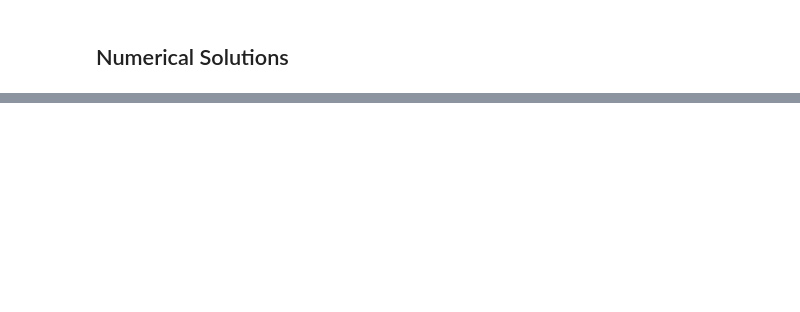
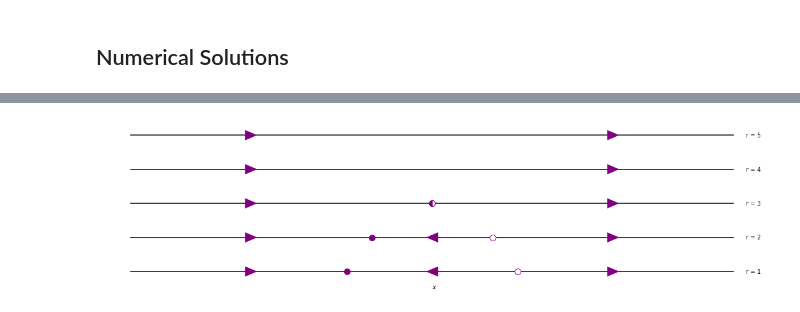
Before and after one commit to NRoboto/book-nonlinear-dynamics-chaos, a Jupyter notebook: main.ipynb, the cells around one changed output, grey strips where cells are left out. Saved outputs shown, nothing was run; the diff lists cells and outputs as text; code cells hidden in the pictures; blank space fills up the shorter version.

```diff
--- a/main.ipynb
+++ b/main.ipynb
@@ -105,0 +152,37 @@ plt.show()
+# %%
+for idx, r in enumerate(np.linspace(-2, 2, 5), start=1):
+  plt.plot([-5, 5], [idx, idx], color='black')
+  roots = sp_root(lambda x: quadratic(x, r - 1e-10), [-2, 2])
+  if roots.success:
+    for root in roots.x:
+      if root < -1:
+        draw_circle([root, idx], radius=10, type='full')
+      elif root > 1:
+        draw_circle([root, idx], radius=10, type='empty')
+      else:
+        draw_circle([root, idx], radius=10, type='left')
+  plt.text(5.2, idx - 0.05, "r = " + str(idx))
+
+draw_arrow([-3, 1], 'right', head_width=0.3, head_length=0.2, zorder=100)
+draw_arrow([0, 1], 'left', head_width=0.3, head_length=0.2, zorder=100)
+draw_arrow([3, 1], 'right', head_width=0.3, head_length=0.2, zorder=100)
+
+draw_arrow([-3, 2], 'right', head_width=0.3, head_length=0.2, zorder=100)
+draw_arrow([0, 2], 'left', head_width=0.3, head_length=0.2, zorder=100)
+draw_arrow([3, 2], 'right', head_width=0.3, head_length=0.2, zorder=100)
+
+draw_arrow([-3, 3], 'right', head_width=0.3, head_length=0.2, zorder=100)
+draw_arrow([3, 3], 'right', head_width=0.3, head_length=0.2, zorder=100)
+
+draw_arrow([-3, 4], 'right', head_width=0.3, head_length=0.2, zorder=100)
+draw_arrow([3, 4], 'right', head_width=0.3, head_length=0.2, zorder=100)
+
+draw_arrow([-3, 5], 'right', head_width=0.3, head_length=0.2, zorder=100)
+draw_arrow([3, 5], 'right', head_width=0.3, head_length=0.2, zorder=100)
+
+plt.axis("off")
+plt.text(0, 0.5, "$x$")
+
+plt.show()
+# %% [output]
+[figure, added]
```
Also changed, not shown: parts of 23 cells of this notebook, 3 other files.
